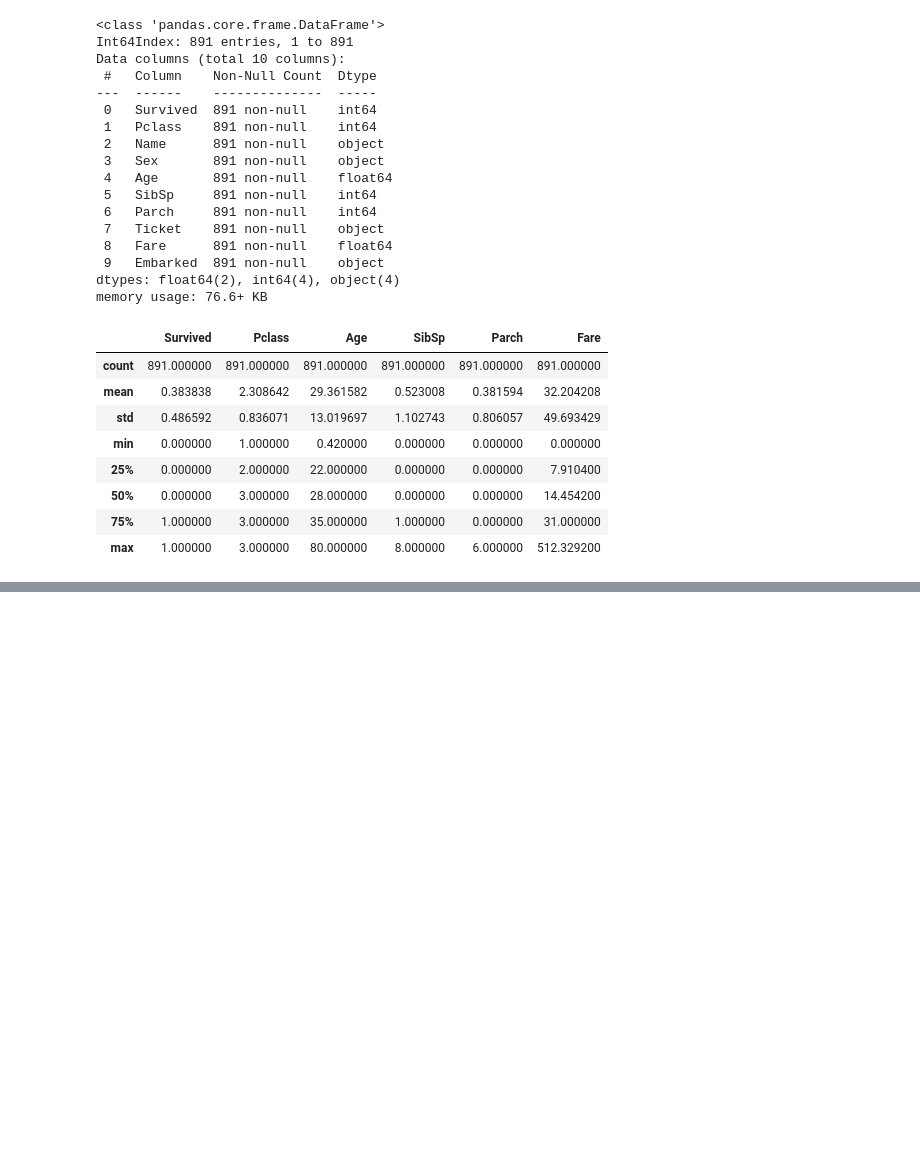
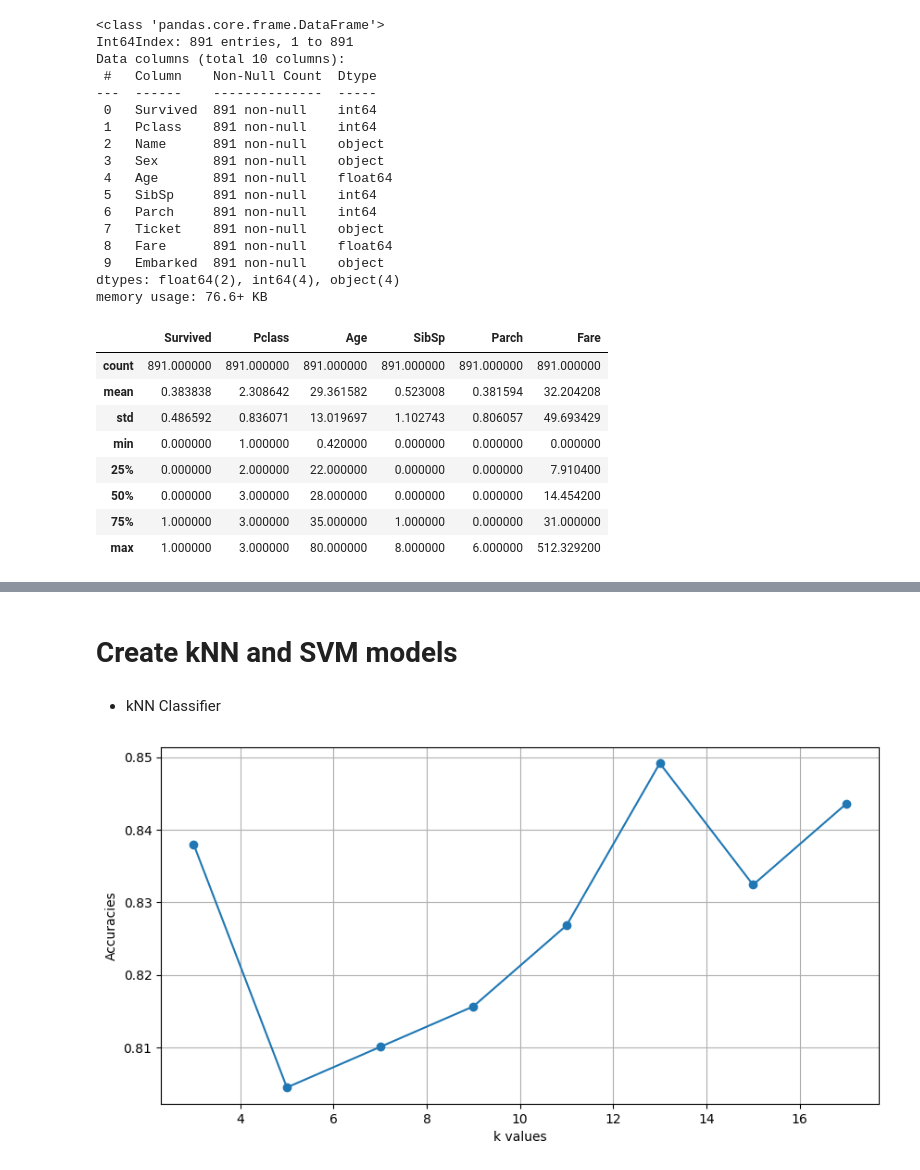
Before and after one commit to aravindsouth/dsa-assignment6, a Jupyter notebook: aravind_dsa_assig_6.ipynb, the cells around one changed output, grey strips where cells are left out. Cells and saved outputs as stored; diff of their text form; code cells hidden in the pictures; blank space fills up the shorter version.

```diff
--- a/aravind_dsa_assig_6.ipynb
+++ b/aravind_dsa_assig_6.ipynb
@@ -207,0 +433,4 @@ data.describe()
+# %%
+#taking only numerical columns that are not encoded
+numerical_cols=['Pclass', 'Age', 'Family_count','Fare']
+data[numerical_cols]=scaler.fit_transform(data[numerical_cols])
@@ -207,0 +449,6 @@ data.describe()
+# %% [markdown]
+# Create kNN and SVM models
+# %%
+# x and y
+X=data.drop('Survived',axis=1)
+y=data['Survived']
@@ -207,0 +457,4 @@ data.describe()
+# %%
+X_train,X_test,y_train,y_test=train_test_split(X,y,test_size=0.20,random_state=142)
+# %% [markdown]
+- kNN Classifier
@@ -207,0 +465,22 @@ data.describe()
+# %%
+#Finding the best K value for kNN
+
+metric_k=[]
+neighbors=range(3,18,2)
+
+for k in neighbors:
+    classifier=KNeighborsClassifier(n_neighbors=k)
+    classifier=classifier.fit(X_train,y_train)
+    pred_kNN=classifier.predict(X_test)
+    acc=accuracy_score(y_test,pred_kNN)
+    metric_k.append(acc)
+# %%
+# plot it to find the  k value that gives better accuracy
+
+plt.figure(figsize=(10,5))
+plt.plot(neighbors,metric_k,'o-')
+plt.xlabel('k values')
+plt.ylabel('Accuracies')
+plt.grid()
+# %% [output]
+[figure, added]
```
Also changed, not shown: parts of 60 cells of this notebook.
